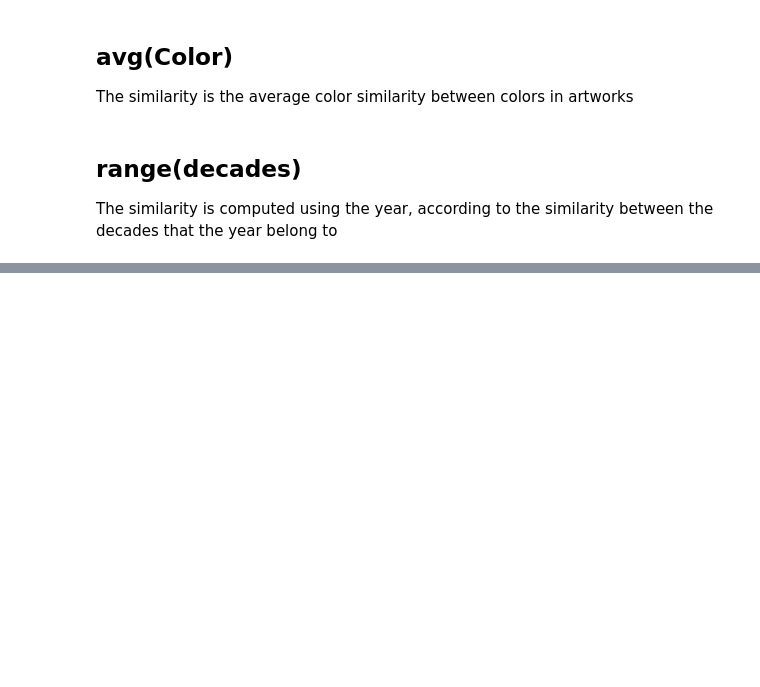
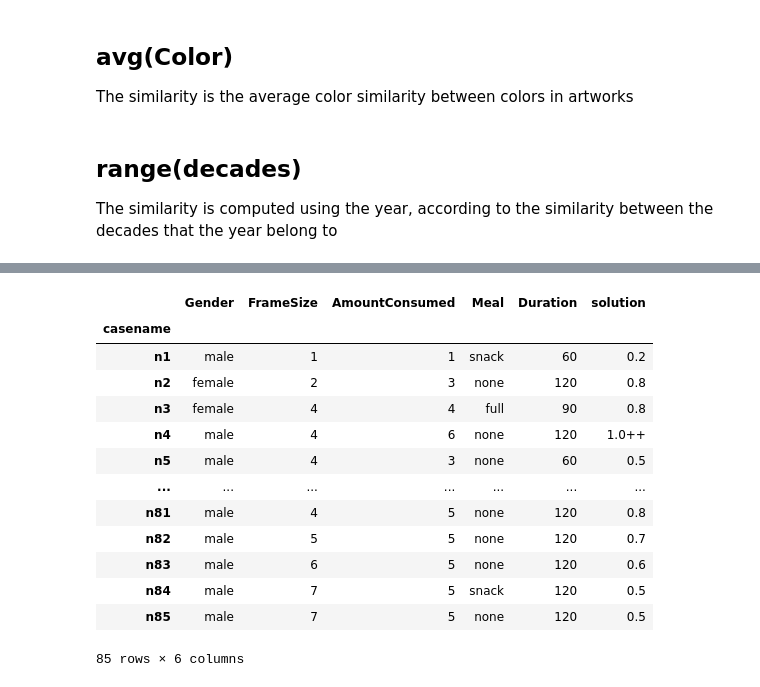
Before and after one commit to gjimenezUCM/simviz, a Jupyter notebook: data/computeSimilarity.ipynb, the cells around one changed output, grey strips where cells are left out. Cells and saved outputs as stored; diff of their text form; code cells hidden in the pictures; blank space fills up the shorter version.

Commit message:
New dataset
Added a new dataset for the blood alcohol domain.

```diff
--- a/data/computeSimilarity.ipynb
+++ b/data/computeSimilarity.ipynb
@@ -284,0 +303,21 @@ with open("simDecades.json", "w") as fp:
+# %%
+import pandas as pd
+df = pd.read_csv('blood-alcohol-domain.csv', index_col='casename')
+newColumns = [name.replace("features__", "") for name in df.columns.values]
+df.columns = newColumns
+df
+# %% [output]
+|  | Gender | FrameSize | AmountConsumed | Meal | Duration | solution |
+| casename |  |  |  |  |  |  |
+| n1 | male | 1 | 1 | snack | 60 | 0.2 |
+| n2 | female | 2 | 3 | none | 120 | 0.8 |
+| n3 | female | 4 | 4 | full | 90 | 0.8 |
+| n4 | male | 4 | 6 | none | 120 | 1.0++ |
+| n5 | male | 4 | 3 | none | 60 | 0.5 |
+| ... | ... | ... | ... | ... | ... | ... |
+| n81 | male | 4 | 5 | none | 120 | 0.8 |
+| n82 | male | 5 | 5 | none | 120 | 0.7 |
+| n83 | male | 6 | 5 | none | 120 | 0.6 |
+| n84 | male | 7 | 5 | snack | 120 | 0.5 |
+| n85 | male | 7 | 5 | none | 120 | 0.5 |
+85 rows × 6 columns
```
Also changed, not shown: parts of 15 cells of this notebook, 3 other files.
